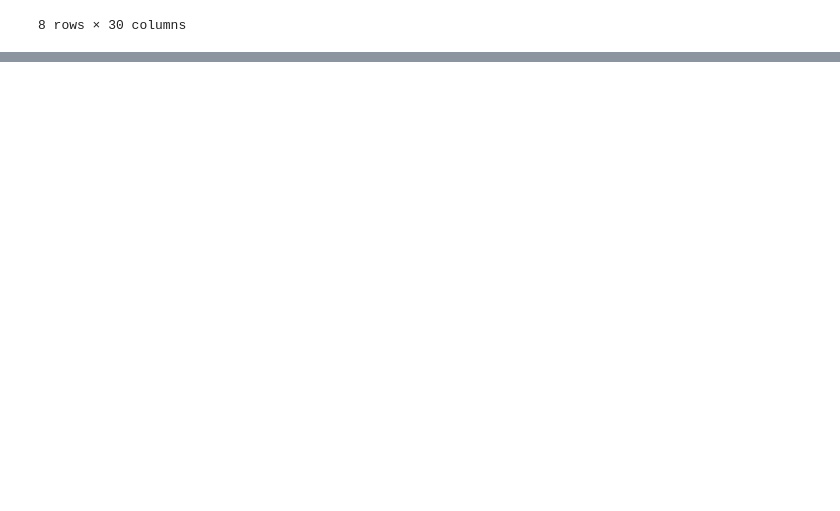
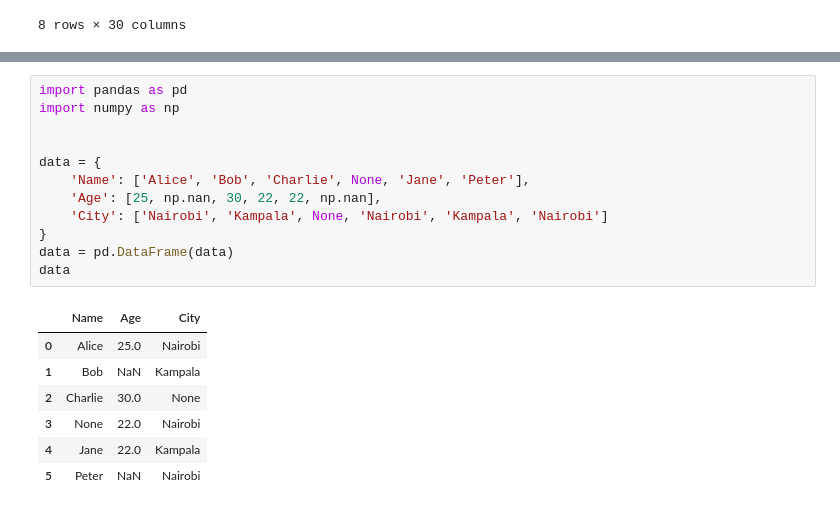
Before and after one commit to MarwaBrian/MockPhase1, a Jupyter notebook: project1/project.ipynb, the cells around one changed output, grey strips where cells are left out. Drawn from its saved outputs; the diff is of its cells as text; blank space fills up the shorter version.

Commit message:
data cleaning techniques

```diff
--- a/project1/project.ipynb
+++ b/project1/project.ipynb
@@ -84,0 +92,20 @@ df.describe()
+# %%
+import pandas as pd
+import numpy as np
+
+
+data = {
+    'Name': ['Alice', 'Bob', 'Charlie', None, 'Jane', 'Peter'],
+    'Age': [25, np.nan, 30, 22, 22, np.nan],
+    'City': ['Nairobi', 'Kampala', None, 'Nairobi', 'Kampala', 'Nairobi']
+}
+data = pd.DataFrame(data)
+data
+# %% [output]
+|  | Name | Age | City |
+| 0 | Alice | 25.0 | Nairobi |
+| 1 | Bob | NaN | Kampala |
+| 2 | Charlie | 30.0 | None |
+| 3 | None | 22.0 | Nairobi |
+| 4 | Jane | 22.0 | Kampala |
+| 5 | Peter | NaN | Nairobi |
```
Also changed, not shown: parts of 22 cells of this notebook, 1 other file.
